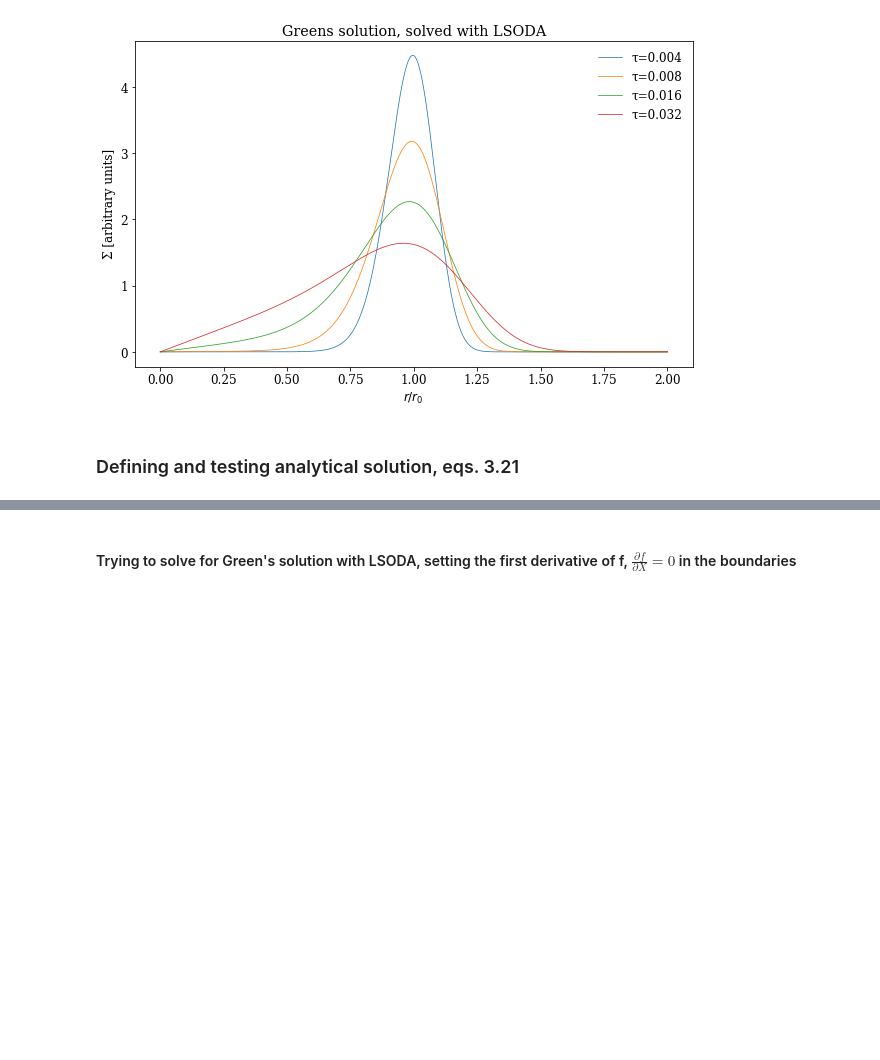
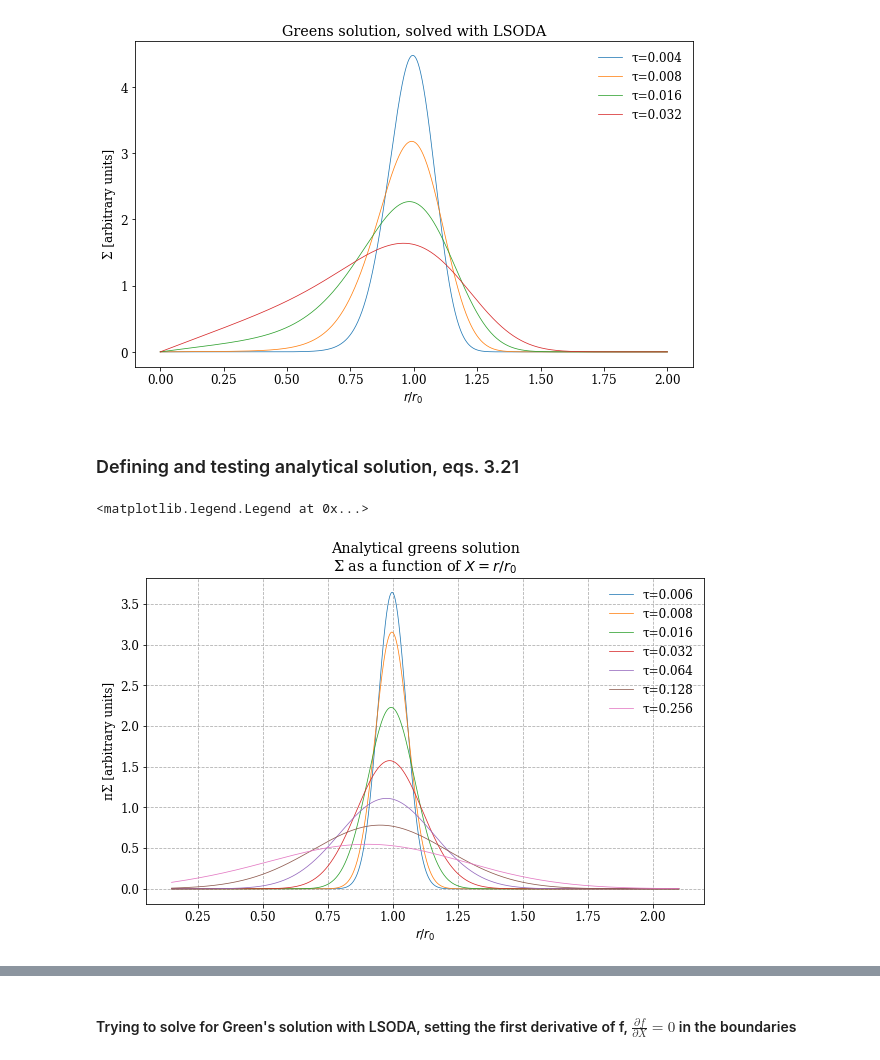
Before and after one commit to agent031/bachelor_code, a Jupyter notebook: Simple_solutions/evolution-greens_solultion.ipynb, the cells around one changed output, grey strips where cells are left out. Saved outputs shown, nothing was run; the diff lists cells and outputs as text; code cells hidden in the pictures; blank space fills up the shorter version.

```diff
--- a/Simple_solutions/evolution-greens_solultion.ipynb
+++ b/Simple_solutions/evolution-greens_solultion.ipynb
@@ -246,3 +246,15 @@ x_f = 2
 x = np.linspace(x_i, x_f, N)
 Δx = x[1] - x[0]
 Δt = 0.004
+# %%
+fig, axs = plt.subplots(figsize=(10,6))
+plt.grid(ls='--')
+times = [0.006, 0.008, 0.016, 0.032, 0.064, 0.128, 0.256]
+for τ in times:
+    axs.plot(r, np.pi * analytic_green(r, τ), label=f'τ={τ}', lw=0.75)
+
+axs.set(title='Analytical greens solution\nΣ as a function of $X=r/r_0$', ylabel='πΣ [arbitrary units]', xlabel='$r/r_0$')
+plt.legend(frameon=False)
+# %% [output]
+<matplotlib.legend.Legend at 0x...>
+[figure, added]
```
Also changed, not shown: parts of 10 cells of this notebook.
